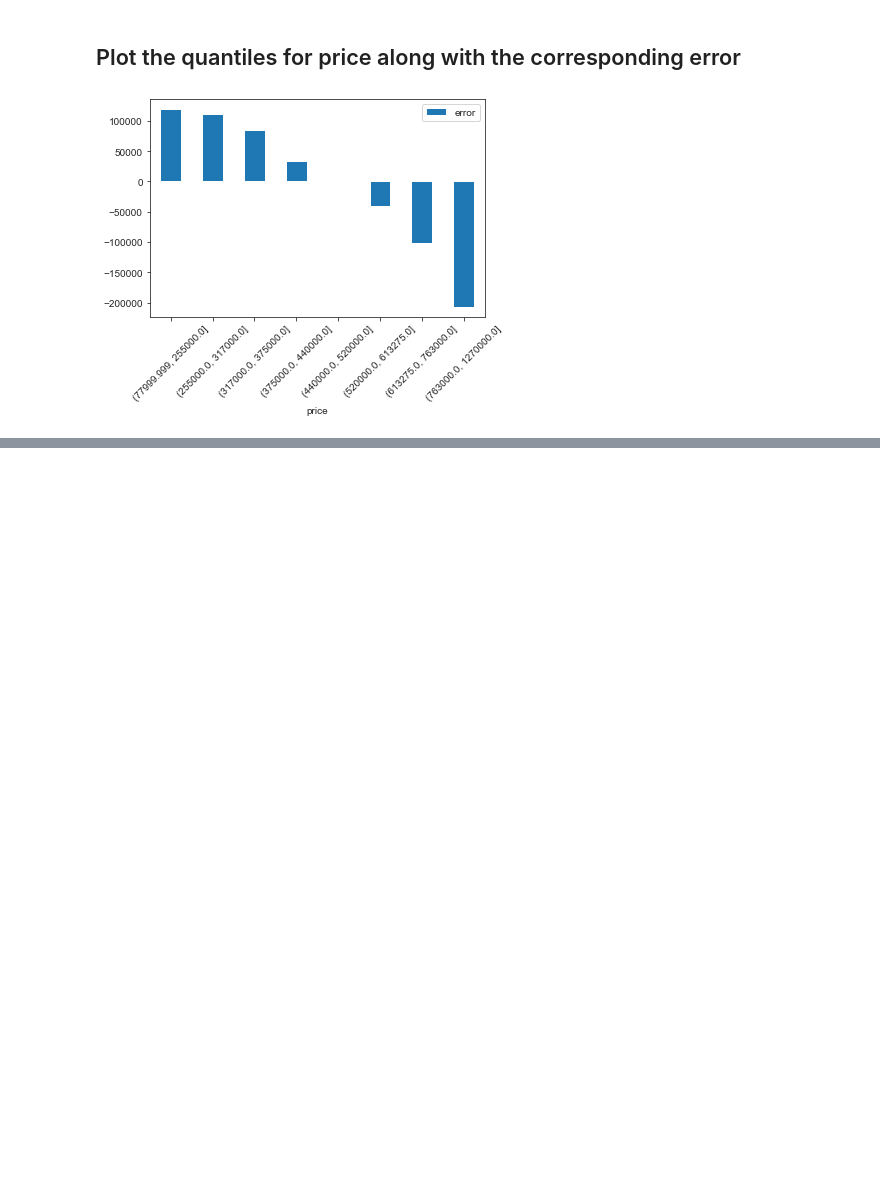
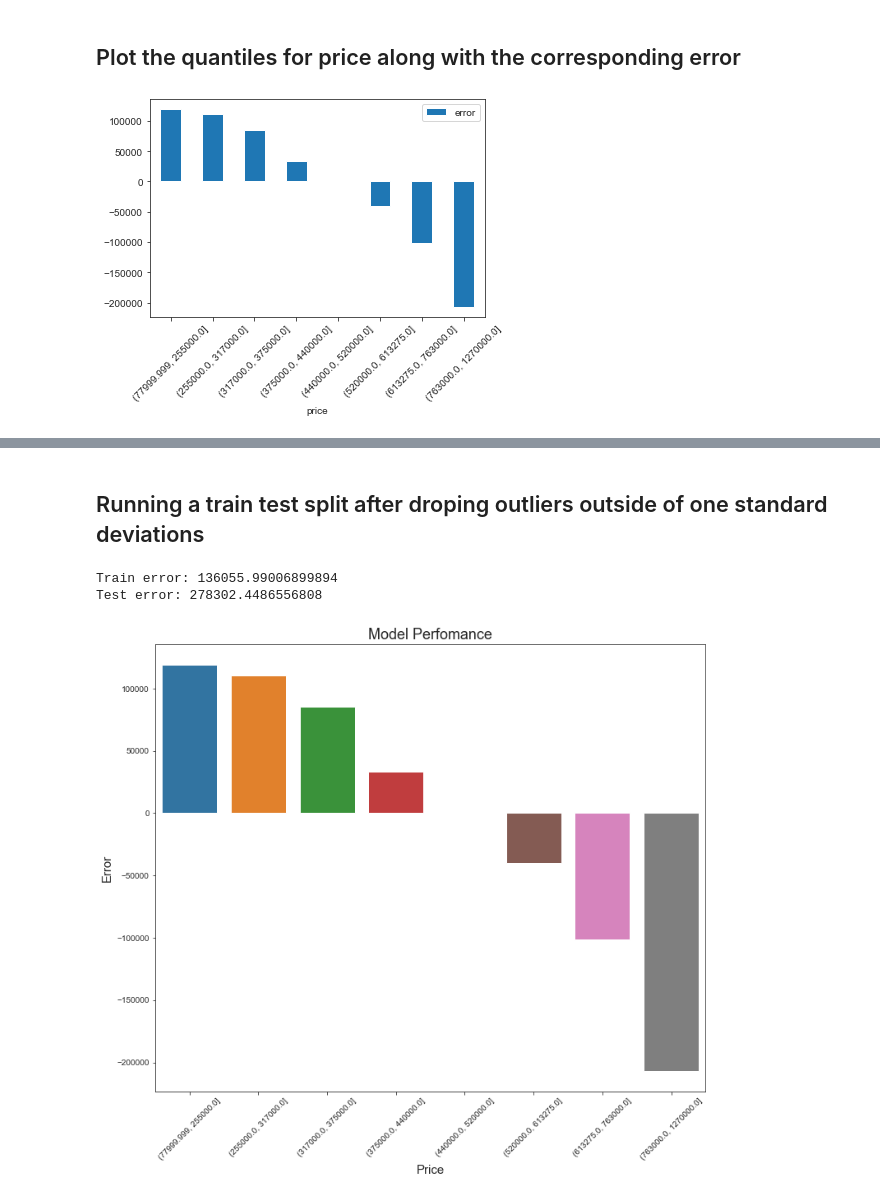
Before and after one commit to gkwarner/bsc-phase-two-project, a Jupyter notebook: notebooks/exploratory/Jordan/workspace.ipynb, the cells around one changed output, grey strips where cells are left out. Saved outputs shown, nothing was run; the diff lists cells and outputs as text; code cells hidden in the pictures; blank space fills up the shorter version.

```diff
--- a/notebooks/exploratory/Jordan/workspace.ipynb
+++ b/notebooks/exploratory/Jordan/workspace.ipynb
@@ -506,0 +521,2 @@ sns.barplot(x = 'price', y = 'error', data = new_df);
+# %% [markdown]
+## Running a train test split after droping outliers outside of one standard deviations
@@ -506,0 +527,37 @@ sns.barplot(x = 'price', y = 'error', data = new_df);
+# %%
+model_7_train = X_train[['sqft_living', 'grade', 'sqft_above',
+                         'sqft_living15', 'bathrooms', 'view',
+                         'bedrooms', 'waterfront','floors']]
+
+model_7_test = X_test[['sqft_living', 'grade', 'sqft_above',
+                         'sqft_living15', 'bathrooms', 'view',
+                         'bedrooms', 'waterfront','floors']]
+
+model_7_train['price'] = y_train
+model_7_train = model_7_train[np.abs(stats.zscore(model_7_train['price'])) < 1]
+y_train = model_7_train.price
+model_7_train.drop('price', axis=1, inplace=True)
+
+model7 = LinearRegression()
+model7.fit(model_7_train, y_train)
+
+train_preds = model7.predict(model_7_train)
+test_preds = model7.predict(model_7_test)
+
+train_error = mean_squared_error(y_train, train_preds, squared= False)
+test_error = mean_squared_error(y_test, test_preds, squared= False)
+
+print('Train error:', train_error)
+print('Test error:', test_error)
+# %% [output]
+Train error: 136055.99006899894
+Test error: 278302.4486556808
+# %%
+fig, ax = plt.subplots(figsize=(12,10))
+sns.barplot(x = 'price', y = 'error', data = new_df)
+plt.xticks(rotation=45)
+plt.xlabel('Price',fontsize = 15)
+plt.ylabel('Error',fontsize = 15)
+plt.title('Model Perfomance',fontsize = 18);
+# %% [output]
+[figure, added]
```
Also changed, not shown: parts of 7 cells of this notebook.
